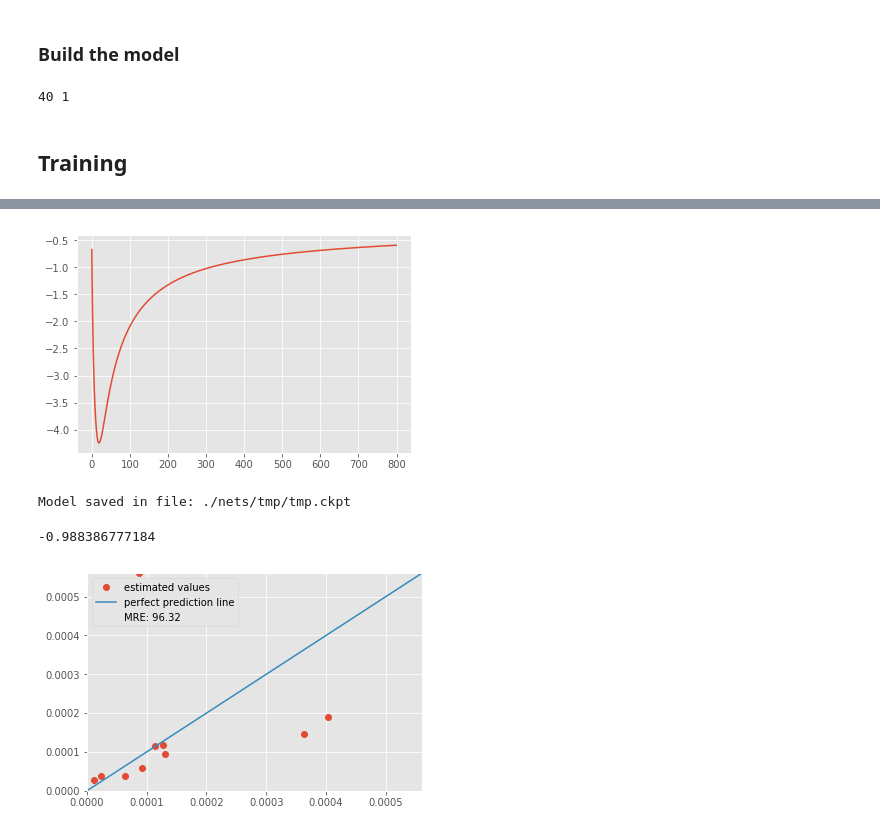
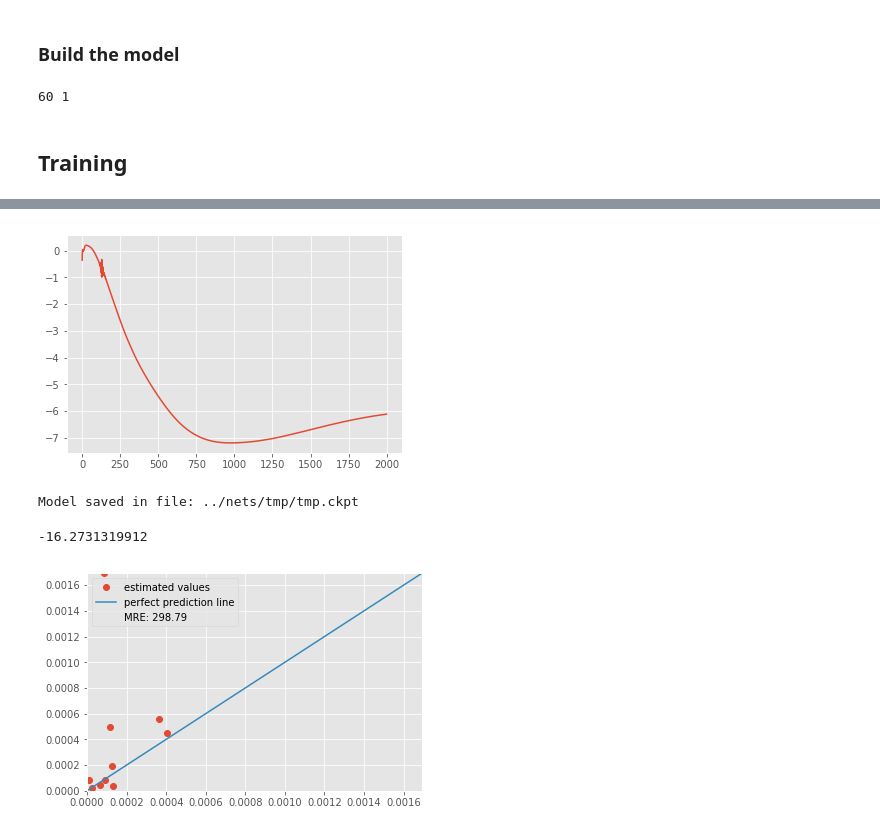
Before and after one commit to harel-coffee/predictive_LCIA-auto, a Jupyter notebook: models/create_multi_layer_ecosystemquality_model.ipynb, the cells around one changed output, grey strips where cells are left out. Saved outputs shown, nothing was run; the diff lists cells and outputs as text; code cells hidden in the pictures.

```diff
--- a/models/create_multi_layer_ecosystemquality_model.ipynb
+++ b/models/create_multi_layer_ecosystemquality_model.ipynb
@@ -40,8 +40,8 @@ The training data has 156 chemicals now. The rest 10 chemicals are test data
 We also split the training and validation data here
 We use smaller set (10%) to be the valdiation set (16 chemicals), as the limited size of training chemicals.
 # %%
-descs_p = './data/descs/train/descs_Mar08_3839_train.csv'
-target_p = './data/target/train/ecosystemquality_train.csv'
+descs_p = '../data/descs/train/descs_Mar08_3839_train.csv'
+target_p = '../data/target/train/ecosystemquality_train.csv'
 X,y = load_lcia_data(descs_p, target_p)
 
 trn_X, val_X, trn_y, val_y = cross_validation.train_test_split(
@@ -53,8 +53,8 @@ print trn_X.shape, trn_y.shape
 # %% [markdown]
 ### Load Testing data
 # %%
-descs_tst = './data/descs/test/descs_Mar08_3839_test.csv'
-target_tst = './data/target/test/ecosystemquality_test.csv'
+descs_tst = '../data/descs/test/descs_Mar08_3839_test.csv'
+target_tst = '../data/target/test/ecosystemquality_test.csv'
 tst_X,tst_y = load_lcia_data(descs_tst, target_tst)
 # %% [markdown]
 ### Data Preprocessing
@@ -81,7 +81,7 @@ print np.mean(trn_X,0),np.std(trn_X,0)
 # %%
 ### PCA, don't run them together
 # normalize the data first
-pca = PCA(n_components = 40)
+pca = PCA(n_components = 60)
 
 trn_X = pca.fit_transform(trn_X)
 val_X = pca.transform(val_X)
@@ -131,7 +131,7 @@ num_target = trn_y.shape[1]
 
 print num_descs,num_target
 # %% [output]
-40 1
+60 1
 # %%
 #####
 ##Define model structure
@@ -166,7 +178,7 @@ pred = l_out
 # %%
 #static parameters
 BATCH_SIZE = 1
-BETA = 0.1 #regularization weights
+BETA = 0.01 #regularization weights
 
 #Define loss and optimizer
 #Add regularization term
@@ -192,7 +204,7 @@ saver = tf.train.Saver()
 
 with tf.Session() as sess:
     sess.run(init)
-    for epoch in range(800):
+    for epoch in range(2000):
         for i in range(0, len(trn_X),BATCH_SIZE):
             _, c = sess.run([optimizer,cost], feed_dict={X:trn_X[i:i+BATCH_SIZE], y:trn_y[i:i+BATCH_SIZE]})
 
@@ -201,7 +213,7 @@ with tf.Session() as sess:
         val_mre = mre(np.exp(val_y),np.exp(sess.run(pred,feed_dict={X:val_X,y:val_y})))
 
         costs.append(val_score)
-        if epoch % 100 == 0:
+        if epoch % 1 == 0:
             print("Epoch = %d,Cost = %.2f,Training Accuracy = %.2f, Validation Accuracy = %.2f, Validation MRE =%.2f" % (epoch + 1,c,trn_score,val_score,val_mre))
 
     # final pred on the validation set
@@ -218,6 +230,6 @@ with tf.Session() as sess:
     plt.plot(costs)
     plt.show()
 
-    save_path = saver.save(sess, "./nets/tmp/tmp.ckpt")
+    save_path = saver.save(sess, "../nets/tmp/tmp.ckpt")
     print("Model saved in file: %s" % save_path)
 # %% [output]
@@ -242,5 +253,5 @@ Epoch = 701,Cost = 0.44,Training Accuracy = 0.43, Validation Accuracy = -0.63, V
-[figure, old version]
+[figure, new version]
-Model saved in file: ./nets/tmp/tmp.ckpt
+Model saved in file: ../nets/tmp/tmp.ckpt
 # %%
 # Convert the value back, remember only run this once
 tst_y = np.exp(tst_y)
@@ -265,5 +276,5 @@ plt.plot([],[],linewidth=0, label=MRE_label)
 plt.legend(loc='upper left')
 plt.show()
 # %% [output]
--0.988386777184
+-16.2731319912
-[figure, old version]
+[figure, new version]
```
Also changed, not shown: parts of 3 cells of this notebook, 8 other files.
